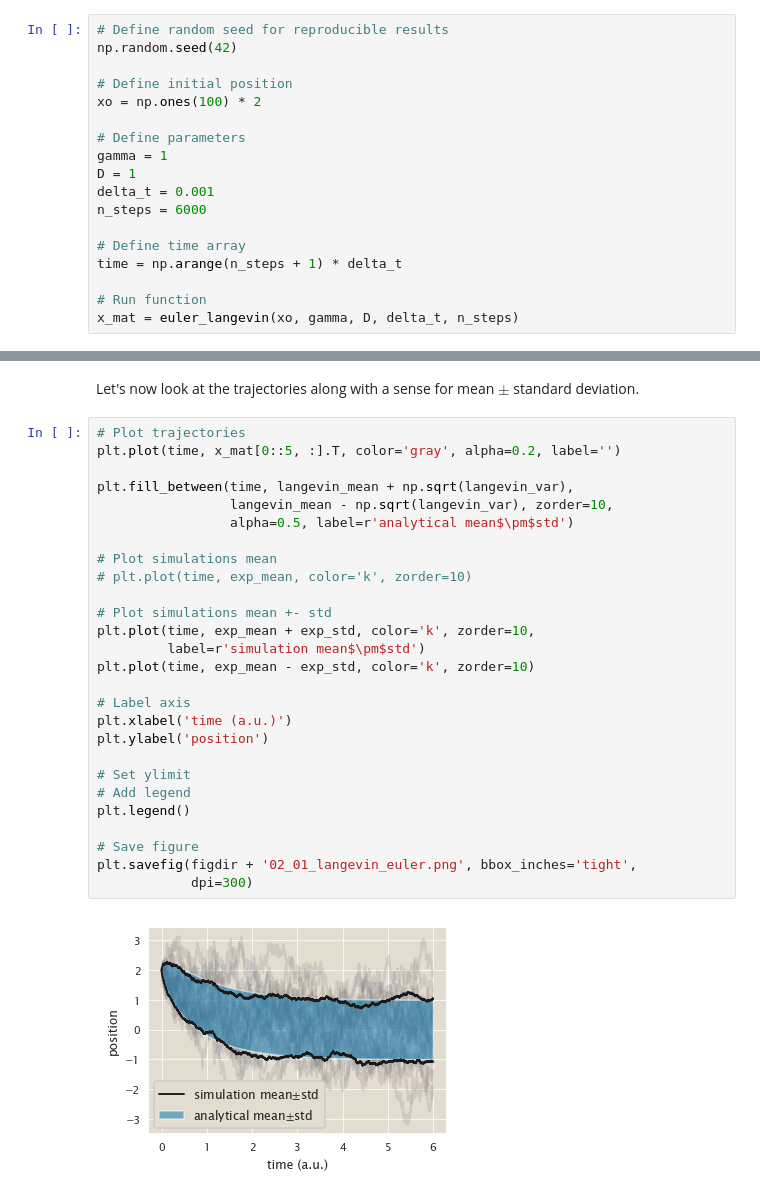
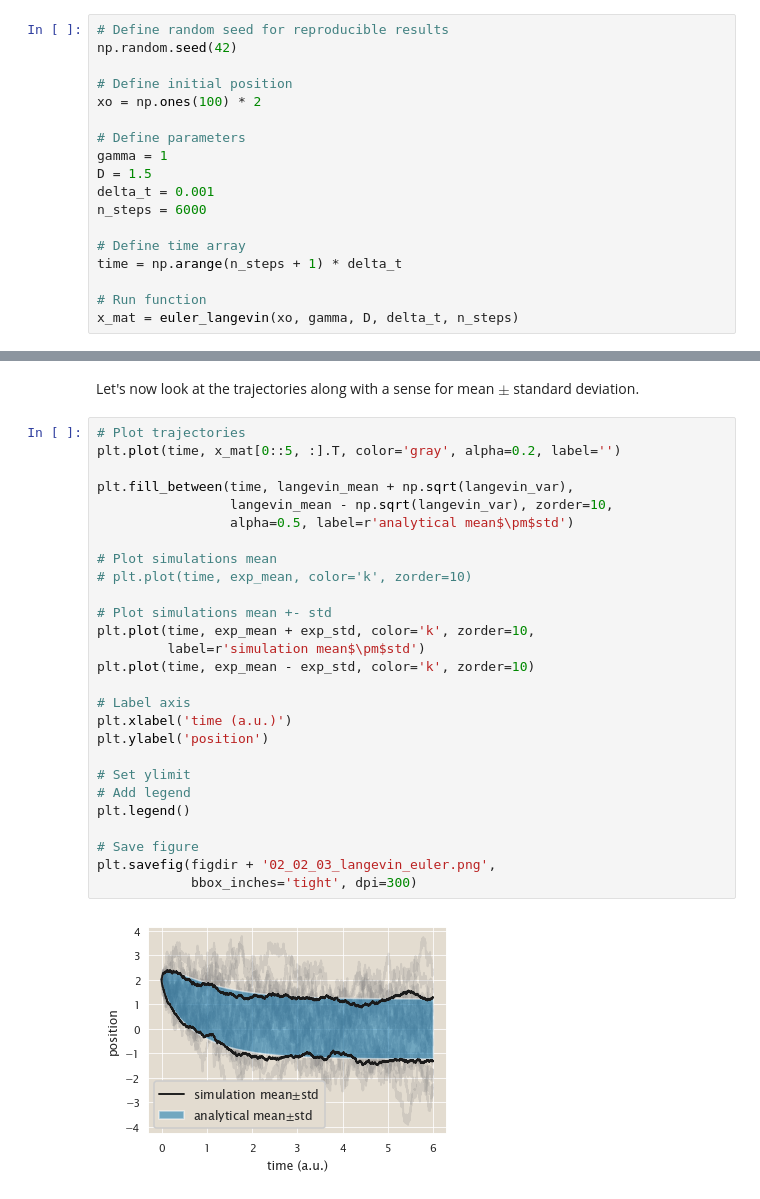
Before and after one commit to mrazomej/stat_gen, a Jupyter notebook: src/drift_langevin/02_01_random_walk.ipynb, the cells around one changed output, grey strips where cells are left out. Saved outputs shown, nothing was run; the diff lists cells and outputs as text.

Commit message:
generate Langevin dynamics plot

```diff
--- a/src/drift_langevin/02_01_random_walk.ipynb
+++ b/src/drift_langevin/02_01_random_walk.ipynb
@@ -132,7 +132,7 @@ xo = np.ones(100) * 2
 
 # Define parameters
 gamma = 1
-D = 1
+D = 1.5
 delta_t = 0.001
 n_steps = 6000
 
@@ -162,29 +162,29 @@ Let's now look at the trajectories along with a sense for mean $\pm$ standard de
 # %%
 # Plot trajectories
 plt.plot(time, x_mat[0::5, :].T, color='gray', alpha=0.2, label='')
 
 plt.fill_between(time, langevin_mean + np.sqrt(langevin_var),
                  langevin_mean - np.sqrt(langevin_var), zorder=10,
                  alpha=0.5, label=r'analytical mean$\pm$std')
 
 # Plot simulations mean
 # plt.plot(time, exp_mean, color='k', zorder=10)
 
 # Plot simulations mean +- std
 plt.plot(time, exp_mean + exp_std, color='k', zorder=10,
          label=r'simulation mean$\pm$std')
 plt.plot(time, exp_mean - exp_std, color='k', zorder=10)
 
 # Label axis
 plt.xlabel('time (a.u.)')
 plt.ylabel('position')
 
 # Set ylimit
 # Add legend
 plt.legend()
 
 # Save figure
-plt.savefig(figdir + '02_01_langevin_euler.png', bbox_inches='tight',
-            dpi=300)
+plt.savefig(figdir + '02_02_03_langevin_euler.png',
+            bbox_inches='tight', dpi=300)
 # %% [output]
-[figure, old version]
+[figure, new version]
```
